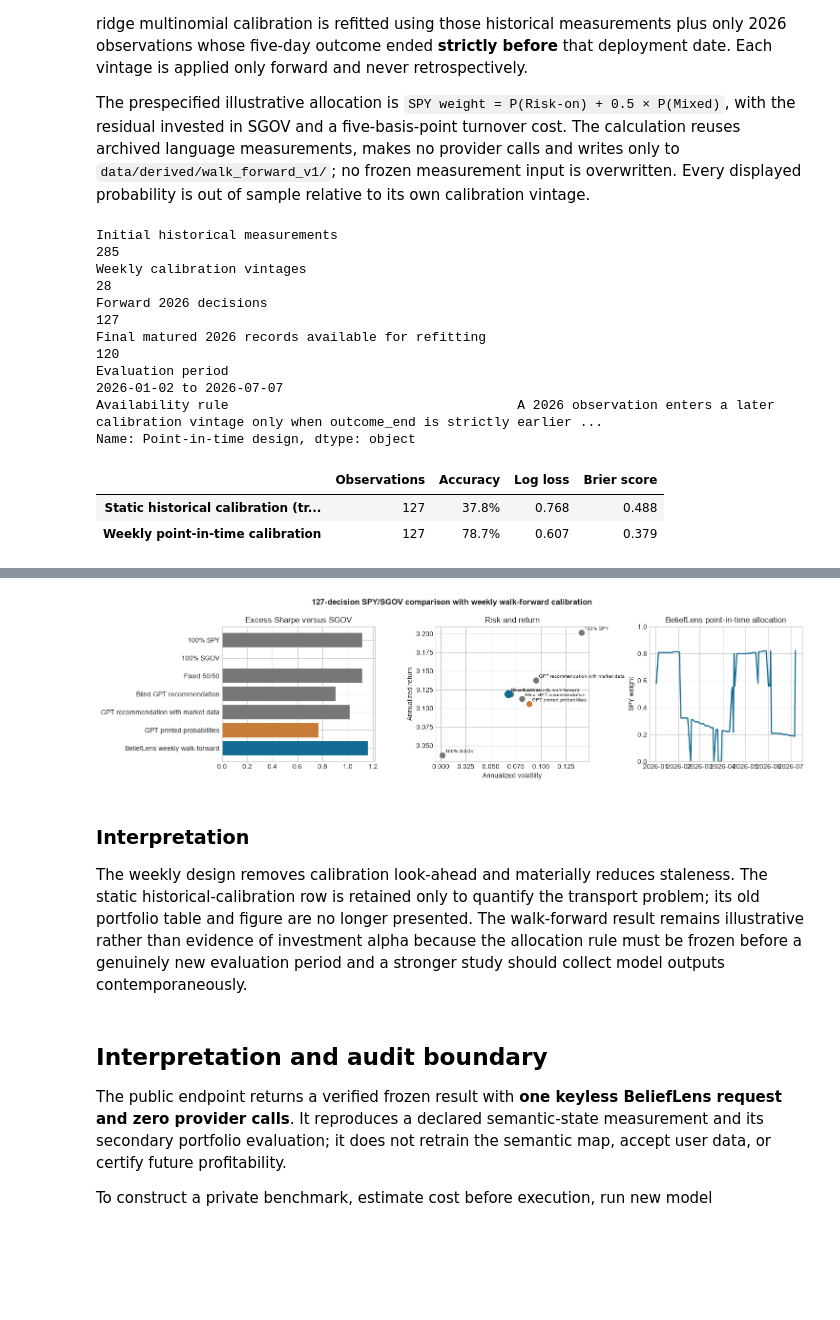
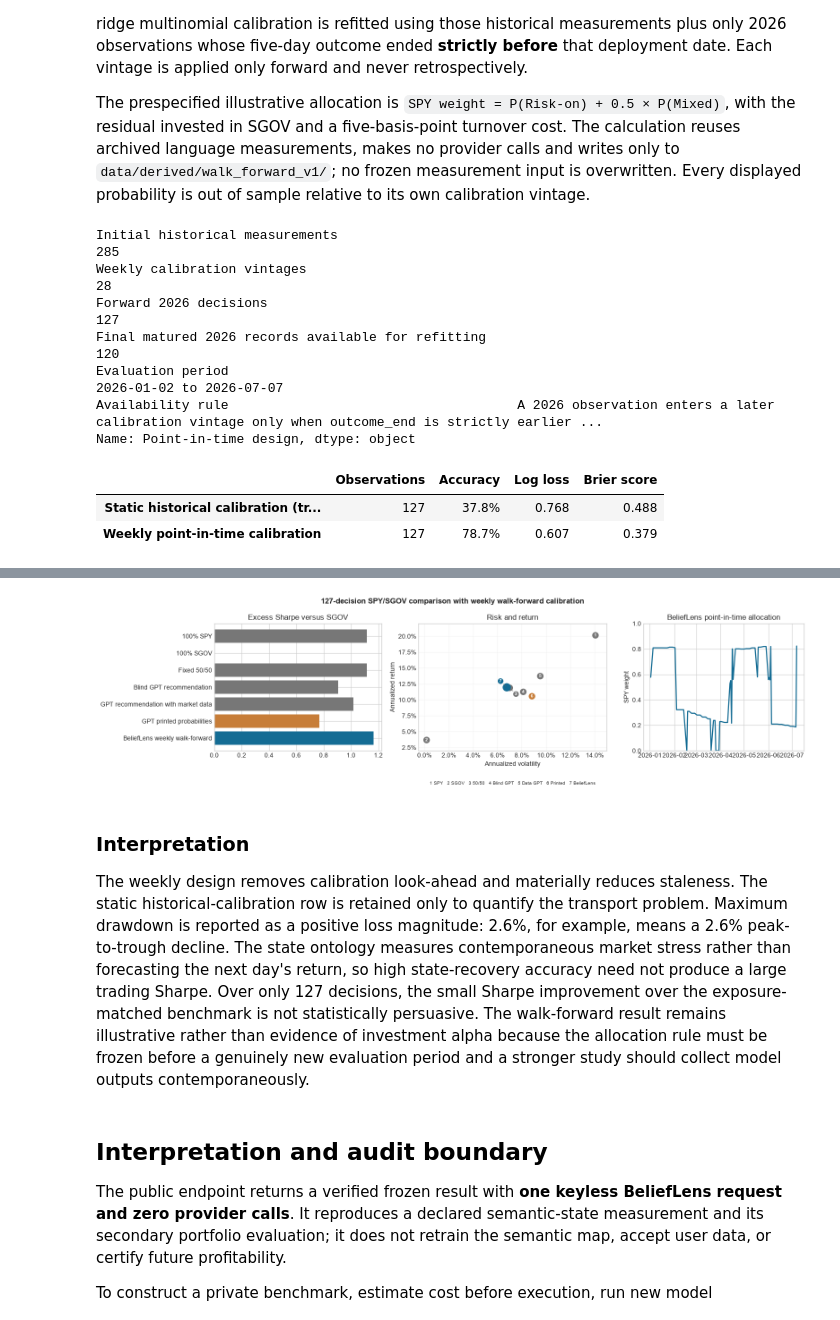
Before and after one commit to mfrdixon/BeliefLens-RSS-Reproducibility, a Jupyter notebook: examples/notebooks/finance/SPY_SGOV_public_reproduction.ipynb, the cells around one changed output, grey strips where cells are left out. Saved outputs shown, nothing was run; the diff lists cells and outputs as text; code cells hidden in the pictures; blank space fills up the shorter version.

Commit message:
Audit walk-forward metrics and improve comparison chart

```diff
--- a/examples/notebooks/finance/SPY_SGOV_public_reproduction.ipynb
+++ b/examples/notebooks/finance/SPY_SGOV_public_reproduction.ipynb
@@ -374,25 +374,34 @@ performance = performance.drop(index=['BeliefLens_calibrated_lexical'], errors='
 }).rename(columns={
     'observations':'Observations','annualized_return':'Annual return',
     'annualized_volatility':'Annual volatility','excess_sharpe_vs_sgov':'Excess Sharpe vs SGOV',
-    'maximum_drawdown':'Maximum drawdown','total_return':'Total return'
+    'maximum_drawdown':'Maximum drawdown magnitude','total_return':'Total return'
 })
 comparison_order = ['100% SPY','100% SGOV','Fixed 50/50','Blind GPT recommendation',
                     'GPT recommendation with market data','GPT printed probabilities',
                     'BeliefLens weekly walk-forward']
 performance = performance.loc[comparison_order]
-display(performance[['Observations','Total return','Annual return','Annual volatility','Excess Sharpe vs SGOV','Maximum drawdown']].style.format({
+display(performance[['Observations','Total return','Annual return','Annual volatility','Excess Sharpe vs SGOV','Maximum drawdown magnitude']].style.format({
     'Observations':'{:.0f}','Total return':'{:.1%}','Annual return':'{:.1%}',
-    'Annual volatility':'{:.1%}','Excess Sharpe vs SGOV':'{:.2f}','Maximum drawdown':'{:.1%}'
+    'Annual volatility':'{:.1%}','Excess Sharpe vs SGOV':'{:.2f}','Maximum drawdown magnitude':'{:.1%}'
 }))
 
 colors = ['#777777','#777777','#777777','#777777','#777777','#c77d38','#146c94']
-fig, axes = plt.subplots(1, 3, figsize=(15, 4))
+from matplotlib.ticker import PercentFormatter
+fig, axes = plt.subplots(1, 3, figsize=(16, 4.6), gridspec_kw={'width_ratios':[1.2,1.35,1.15]})
 axes[0].barh(comparison_order, performance['Excess Sharpe vs SGOV'], color=colors)
 axes[0].set_title('Excess Sharpe versus SGOV'); axes[0].invert_yaxis(); axes[0].axvline(0, color='#333333', linewidth=.7)
-axes[1].scatter(performance['Annual volatility'], performance['Annual return'], s=[65]*6+[125], color=colors)
-for label, x, y in zip(comparison_order, performance['Annual volatility'], performance['Annual return']):
-    axes[1].annotate(label, (x, y), xytext=(4, 4), textcoords='offset points', fontsize=7)
-axes[1].set_xlabel('Annualized volatility'); axes[1].set_ylabel('Annualized return'); axes[1].set_title('Risk and return')
+axes[1].scatter(performance['Annual volatility'], performance['Annual return'], s=[90]*6+[150], color=colors, zorder=2)
+label_offsets = [(0,0),(0,0),(10,-10),(0,0),(0,0),(0,0),(-10,10)]
+for number, ((x, y), offset) in enumerate(zip(zip(performance['Annual volatility'], performance['Annual return']), label_offsets), start=1):
+    arrow = dict(arrowstyle='-', color='#666666', linewidth=.6) if offset != (0,0) else None
+    axes[1].annotate(str(number), (x, y), xytext=offset, textcoords='offset points', ha='center', va='center',
+                     color='white', fontsize=7, fontweight='bold', zorder=3, arrowprops=arrow,
+                     bbox=dict(boxstyle='circle,pad=.18', facecolor=colors[number-1], edgecolor='none'))
+axes[1].set_xlim(-0.005, 0.15); axes[1].set_ylim(0.02, 0.22)
+axes[1].xaxis.set_major_formatter(PercentFormatter(1)); axes[1].yaxis.set_major_formatter(PercentFormatter(1))
+axes[1].grid(alpha=.18); axes[1].set_xlabel('Annualized volatility'); axes[1].set_ylabel('Annualized return'); axes[1].set_title('Risk and return')
+axes[1].text(0.5, -0.24, '1 SPY   2 SGOV   3 50/50   4 Blind GPT   5 Data GPT   6 Printed   7 BeliefLens',
+             transform=axes[1].transAxes, ha='center', va='top', fontsize=7.5)
 axes[2].plot(walk_rows['date'], walk_rows['wf_spy_weight'], color='#146c94', linewidth=1.8)
 axes[2].set_ylim(0, 1); axes[2].set_title('BeliefLens point-in-time allocation'); axes[2].set_ylabel('SPY weight')
 fig.suptitle('127-decision SPY/SGOV comparison with weekly walk-forward calibration', fontweight='bold')
@@ -419,8 +428,8 @@ Name: Point-in-time design, dtype: object
-[figure, old version]
+[figure, new version]
 # %% [markdown]
 ### Interpretation
 
-The weekly design removes calibration look-ahead and materially reduces staleness. The static historical-calibration row is retained only to quantify the transport problem; its old portfolio table and figure are no longer presented. The walk-forward result remains illustrative rather than evidence of investment alpha because the allocation rule must be frozen before a genuinely new evaluation period and a stronger study should collect model outputs contemporaneously.
+The weekly design removes calibration look-ahead and materially reduces staleness. The static historical-calibration row is retained only to quantify the transport problem. Maximum drawdown is reported as a positive loss magnitude: 2.6%, for example, means a 2.6% peak-to-trough decline. The state ontology measures contemporaneous market stress rather than forecasting the next day's return, so high state-recovery accuracy need not produce a large trading Sharpe. Over only 127 decisions, the small Sharpe improvement over the exposure-matched benchmark is not statistically persuasive. The walk-forward result remains illustrative rather than evidence of investment alpha because the allocation rule must be frozen before a genuinely new evaluation period and a stronger study should collect model outputs contemporaneously.
 # %% [markdown]
 ## Interpretation and audit boundary
 
```
Also changed, not shown: parts of 1 cell of this notebook, 4 other files.
